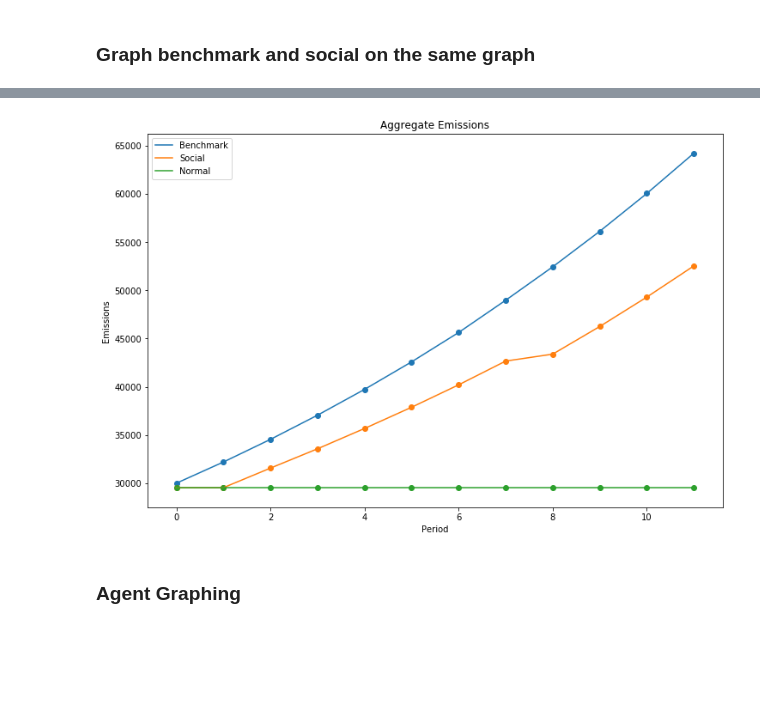
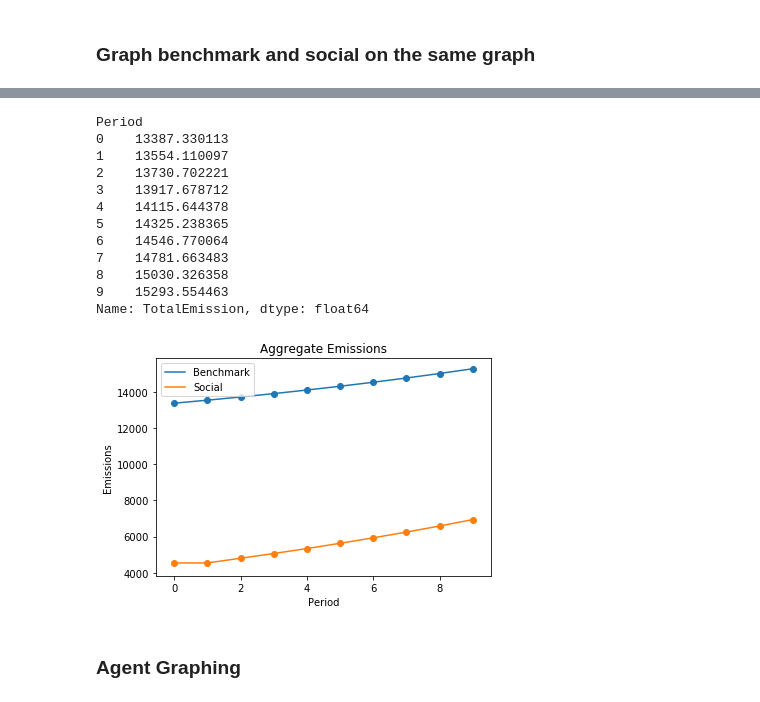
Before and after one commit to EyreC/EnvEcon, a Jupyter notebook: Visualisations/3.0 visualisations_with_agents.ipynb, the cells around one changed output, grey strips where cells are left out. Drawn from its saved outputs; the diff is of its cells as text; code cells hidden in the pictures; blank space fills up the shorter version.

```diff
--- a/Visualisations/3.0 visualisations_with_agents.ipynb
+++ b/Visualisations/3.0 visualisations_with_agents.ipynb
@@ -197,0 +198,9 @@ df_bm.head()
+# %%
+fig, ax = plt.subplots()
+ax.plot( periods, emissions)
+ax.scatter(periods, emissions)
+ax.plot(periods, bm_emissions)
+ax.scatter(periods, bm_emissions)
+ax.set_title('Aggregate Emissions')
+ax.set_ylabel('Emissions')
+ax.set_xlabel('Period')
@@ -198,6 +210,21 @@ df_bm.head()
+# %%
+aggregate_emissions(df_bm)
+# %% [output]
+Period
+0    13387.330113
+1    13554.110097
+2    13730.702221
+3    13917.678712
+4    14115.644378
+5    14325.238365
+6    14546.770064
+7    14781.663483
+8    15030.326358
+9    15293.554463
+Name: TotalEmission, dtype: float64
 # %%
 def emissions_plotter(dfs, labels):
-    fig, ax = plt.subplots(figsize=(12,8))
+    fig, ax = plt.subplots()
 
     ax.set_title('Aggregate Emissions')
     ax.set_ylabel('Emissions')
@@ -212,9 +239,9 @@ def emissions_plotter(dfs, labels):
         ax.scatter(periods, emissions)
     ax.legend(loc='upper left')
 # %%
-emissions_plotter([df_bm, df_sc, df_nm],['Benchmark','Social', 'Normal'])
+emissions_plotter([df_bm, df_sc],['Benchmark','Social'])
 # %% [output]
-[figure, old version]
+[figure, new version]
 # %% [markdown]
 ### Agent Graphing
 # %%
```
Also changed, not shown: parts of 6 cells of this notebook, 3 other files.
